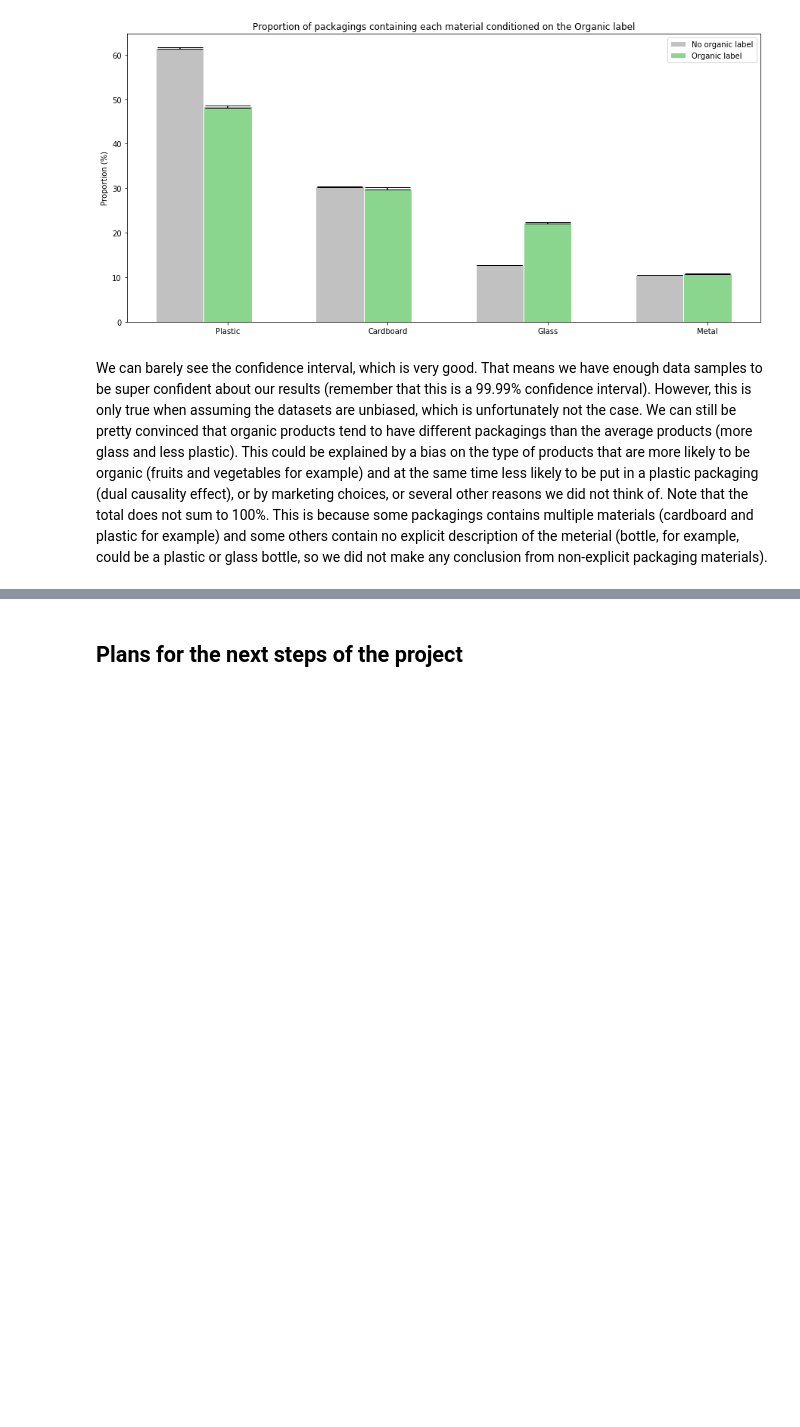
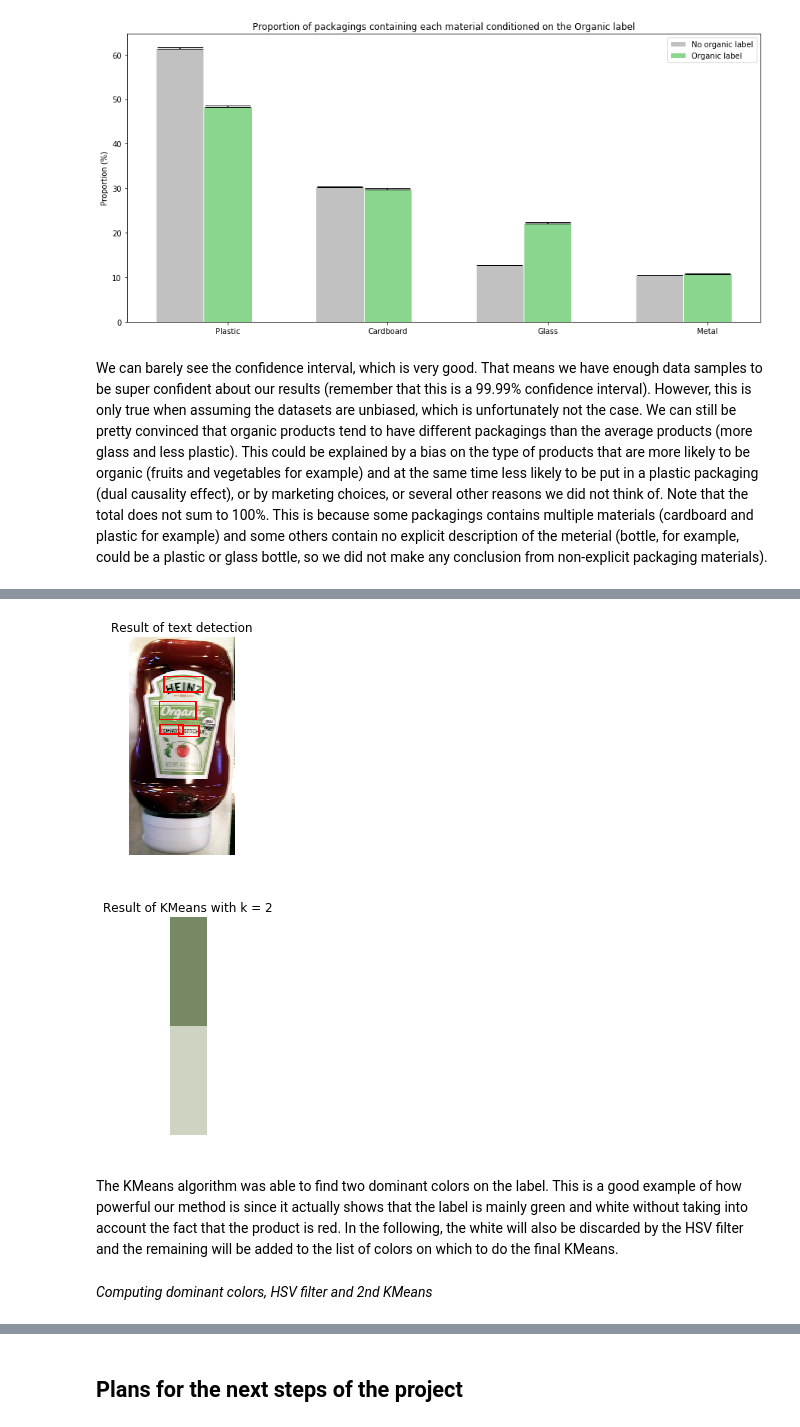
Before and after one commit to mattbuot/Project, a Jupyter notebook: ProjectADA-Final.ipynb, the cells around one changed output, grey strips where cells are left out. Cells and saved outputs as stored; diff of their text form; code cells hidden in the pictures; blank space fills up the shorter version.

```diff
--- a/ProjectADA-Final.ipynb
+++ b/ProjectADA-Final.ipynb
@@ -879,0 +1123,34 @@ Note that the total does not sum to 100%. This is because some packagings contai
+# %%
+# Creates an image from a list of dominant colors
+def create_dominant_image(dominants, width, height):
+    nb_colors = len(dominants)
+    height_per_color = height // nb_colors
+    color_image = np.zeros((height_per_color * nb_colors, width, 3), np.uint8)
+
+    for i in range(nb_colors):
+        color = dominants[i]
+
+        for y in range(height_per_color):
+            color_image[y + height_per_color * i, :] = color
+
+    return color_image
+# %%
+# Demonstrate the result of computing the k dominant colors on a single image
+def demo_kmeans_on_image(east_net, k):
+    kmeans = KMeans(k, random_state=0, n_init=4)
+    dominants = get_dominant_colors('demo/', 'ketchup_bad_quality.jpg', east_net, kmeans)
+    image_demo = create_dominant_image(dominants, 50, 300)
+    plt.imshow(image_demo[..., ::-1])
+    plt.axis('off')
+    plt.title('Result of KMeans with k = ' + str(k))
+    plt.show()
+# %%
+demo_text_detection(east_net)
+demo_kmeans_on_image(east_net, k=2)
+# %% [output]
+[figure, added]
+[figure, added]
+# %% [markdown]
+The KMeans algorithm was able to find two dominant colors on the label. This is a good example of how powerful our method is since it actually shows that the label is mainly green and white without taking into account the fact that the product is red. In the following, the white will also be discarded by the HSV filter and the remaining will be added to the list of colors on which to do the final KMeans.
+# %% [markdown]
+_Computing dominant colors, HSV filter and 2nd KMeans_
```
Also changed, not shown: parts of 33 cells of this notebook, 18 other files.
